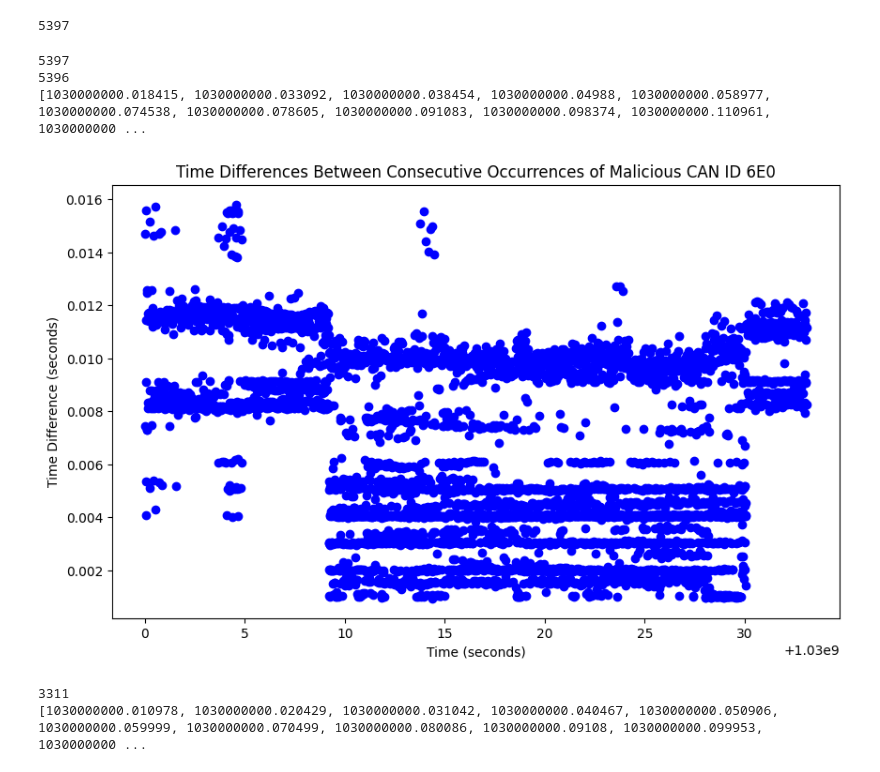
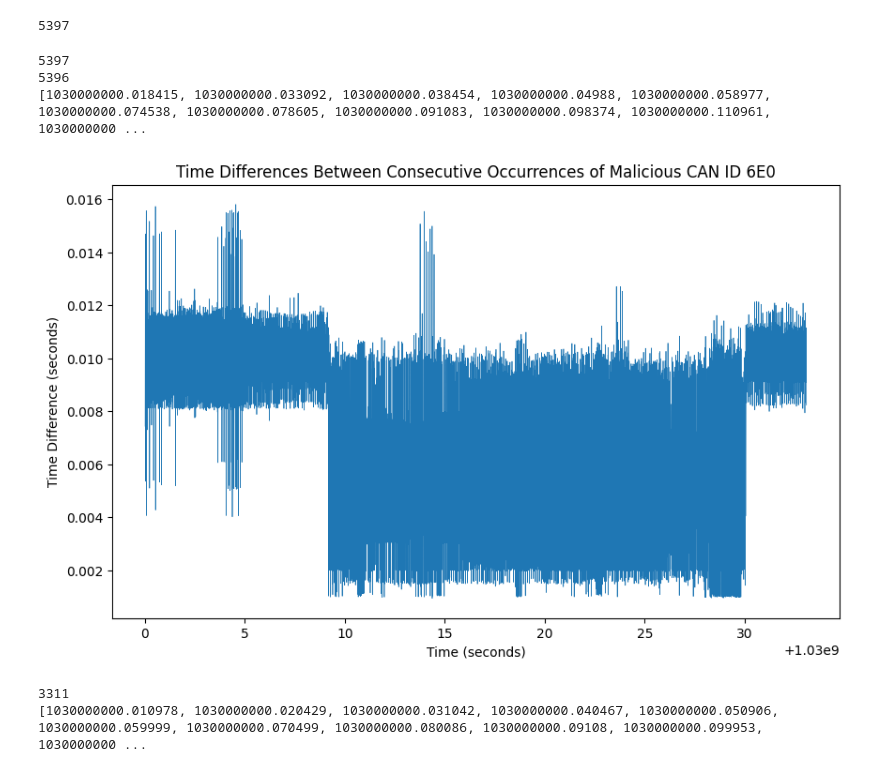
Before and after one commit to jcourson8/CANIDS, a Jupyter notebook: code/data_visualization/rolling_delta_t_per_CANID.ipynb, the cells around one changed output. Drawn from its saved outputs; the diff is of its cells as text; code cells hidden in the pictures.

Commit message:
edited rolling delta t visualization (it's bad)

```diff
--- a/code/data_visualization/rolling_delta_t_per_CANID.ipynb
+++ b/code/data_visualization/rolling_delta_t_per_CANID.ipynb
@@ -112,36 +94,36 @@ print(len(malicious_timestamps))
 # %%
 import matplotlib.pyplot as plt
 
 # Convert string timestamps to floats
 malicious_timestamps = [float(timestamp) for timestamp in malicious_timestamps]
 print(len(malicious_timestamps))
 
 # Calculate the time differences
 time_diffs = [malicious_timestamps[i + 1] - malicious_timestamps[i] for i in range(len(malicious_timestamps) - 1)]
 print(len(time_diffs))
 # Get the x-values (timestamps of the second occurrence in each pair)
 x_values = malicious_timestamps[1:]
 print(x_values)
 
 # Create a new figure
 plt.figure(figsize=(10, 6))
 
 # Plot the time differences
-#plt.plot(x_values, time_diffs, linewidth=0.1)
-plt.scatter(x_values, time_diffs, color='blue')
+plt.plot(x_values, time_diffs, linewidth=0.5)
+#plt.scatter(x_values, time_diffs, color='blue')
 
 # Add labels and title
 plt.xlabel('Time (seconds)')
 plt.ylabel('Time Difference (seconds)')
 plt.title(f'Time Differences Between Consecutive Occurrences of Malicious CAN ID {malicious_can_ids[0]}')
 
 # Show the plot
 plt.show()
 # %% [output]
 5397
 5396
 [1030000000.018415, 1030000000.033092, 1030000000.038454, 1030000000.04988, 1030000000.058977, 1030000000.074538, 1030000000.078605, 1030000000.091083, 1030000000.098374, 1030000000.110961, 1030000000 ...
-[figure, old version]
+[figure, new version]
 # %%
 import matplotlib.pyplot as plt
 
```
Also changed, not shown: parts of 1 cell of this notebook, 1 other file.
